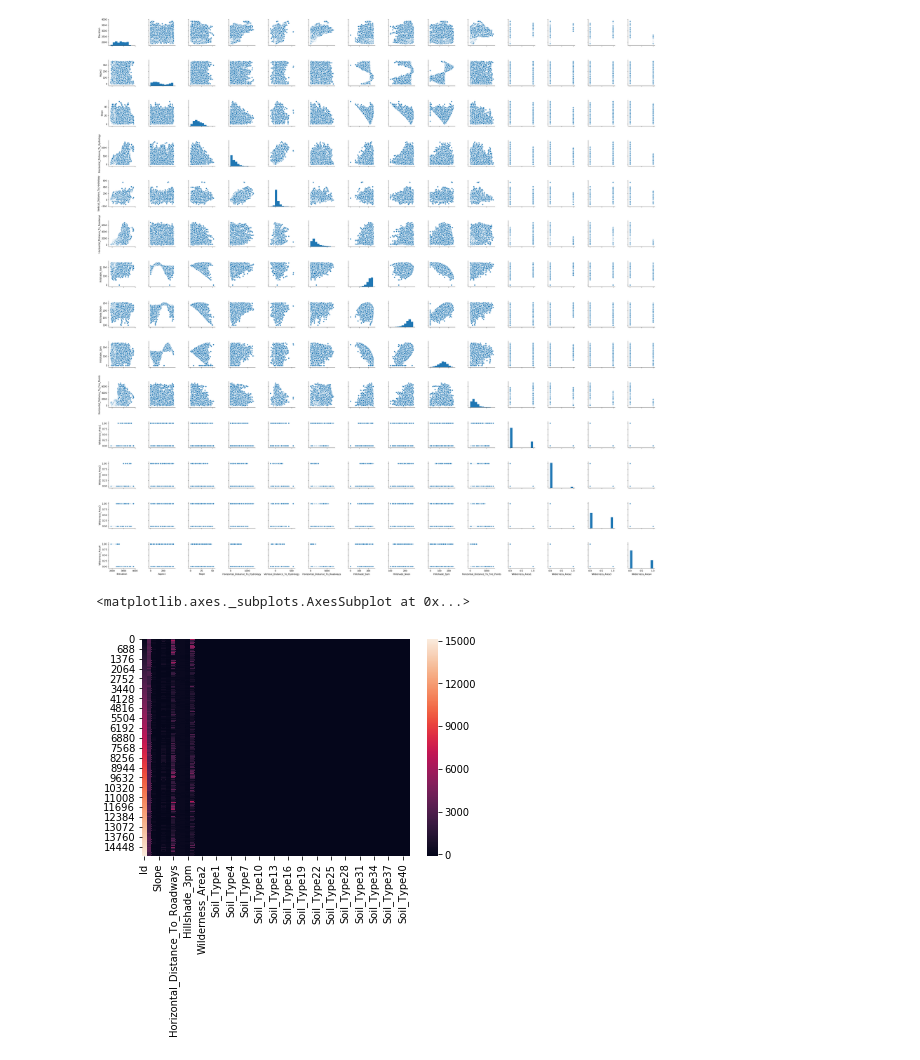
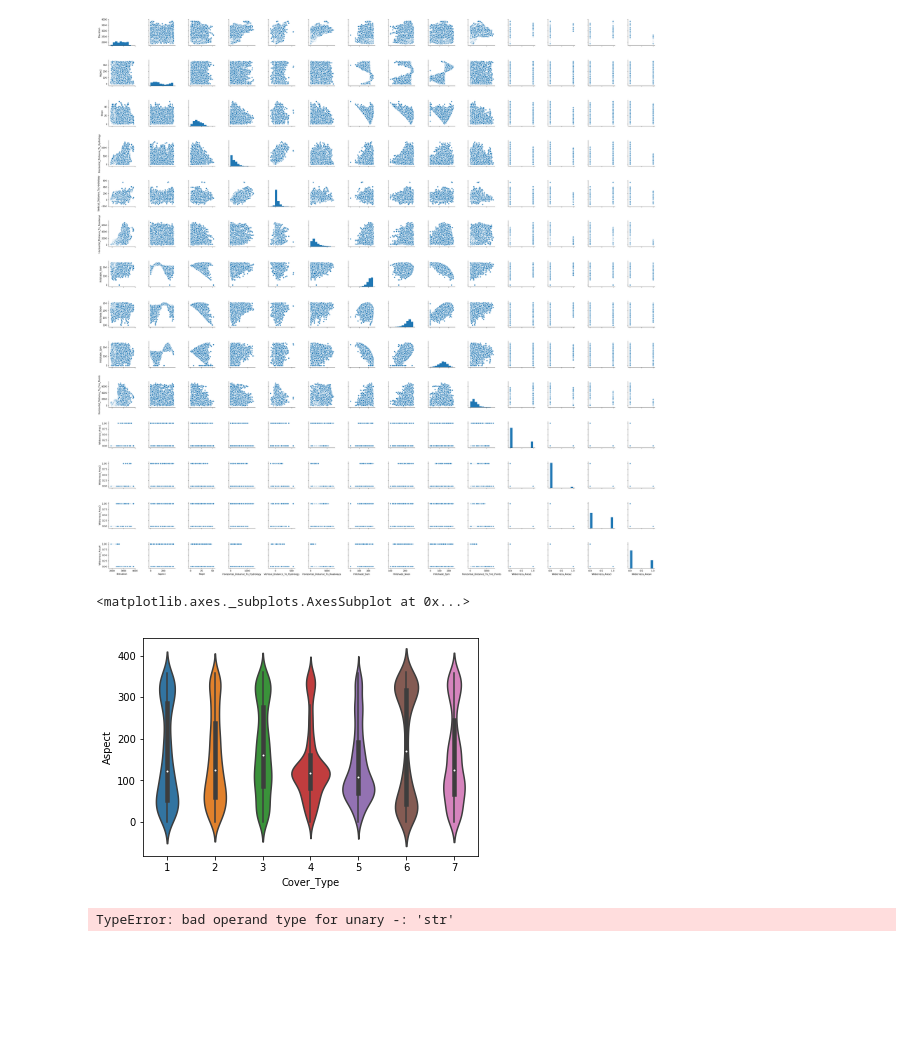
Before and after one commit to biof309/group-project-jcl, a Jupyter notebook: make_some_plots.ipynb, the cells around one changed output. Drawn from its saved outputs; the diff is of its cells as text; code cells hidden in the pictures; blank space fills up the shorter version.

```diff
--- a/make_some_plots.ipynb
+++ b/make_some_plots.ipynb
@@ -23,8 +23,12 @@ sns.pairplot(df1)
 # %% [output]
 <seaborn.axisgrid.PairGrid at 0x...>
 [figure]
-# %%
-sns.heatmap(df)
-# %% [output]
-<matplotlib.axes._subplots.AxesSubplot at 0x...>
-[figure, removed]
+# %%
+sns.violinplot(data = df, x = 'Cover_Type', y = 'Aspect')
+# %% [output]
+<matplotlib.axes._subplots.AxesSubplot at 0x...>
+[figure, added]
+# %%
+df.columns[-'Cover_Type']
+# %% [output]
+TypeError: bad operand type for unary -: 'str'
```
Also changed, not shown: 1 other file.
